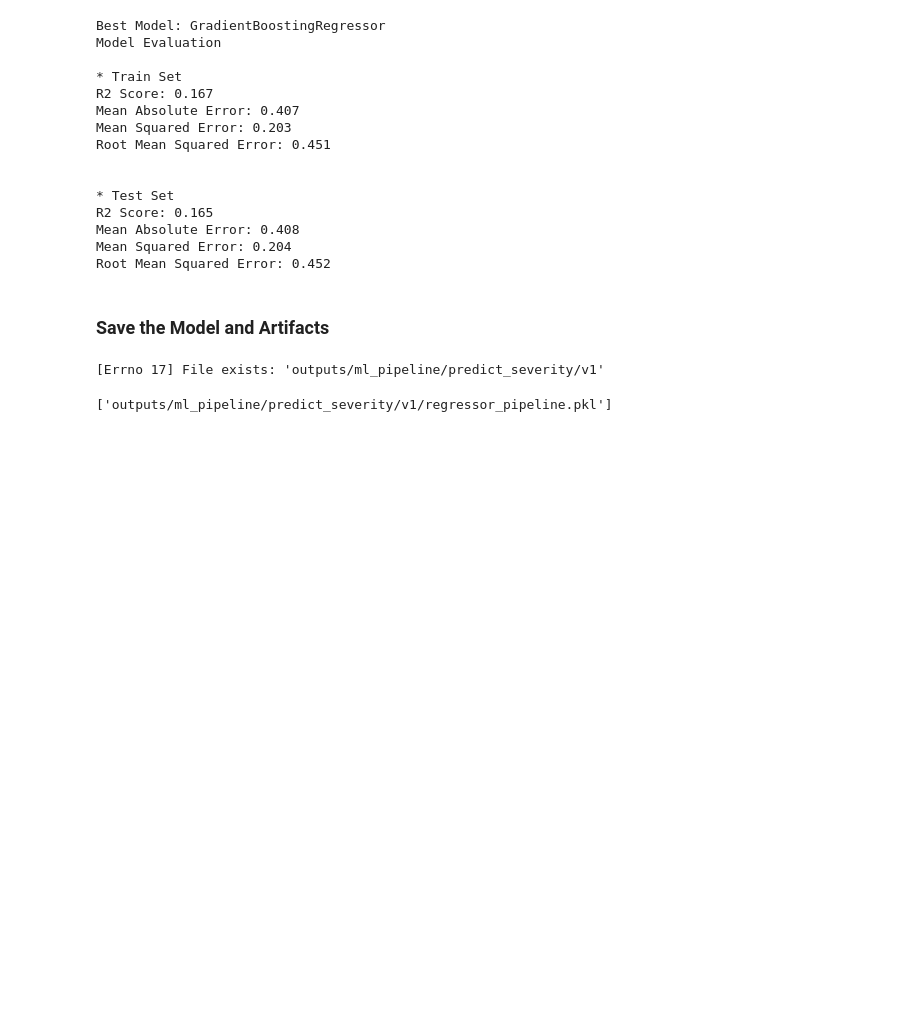
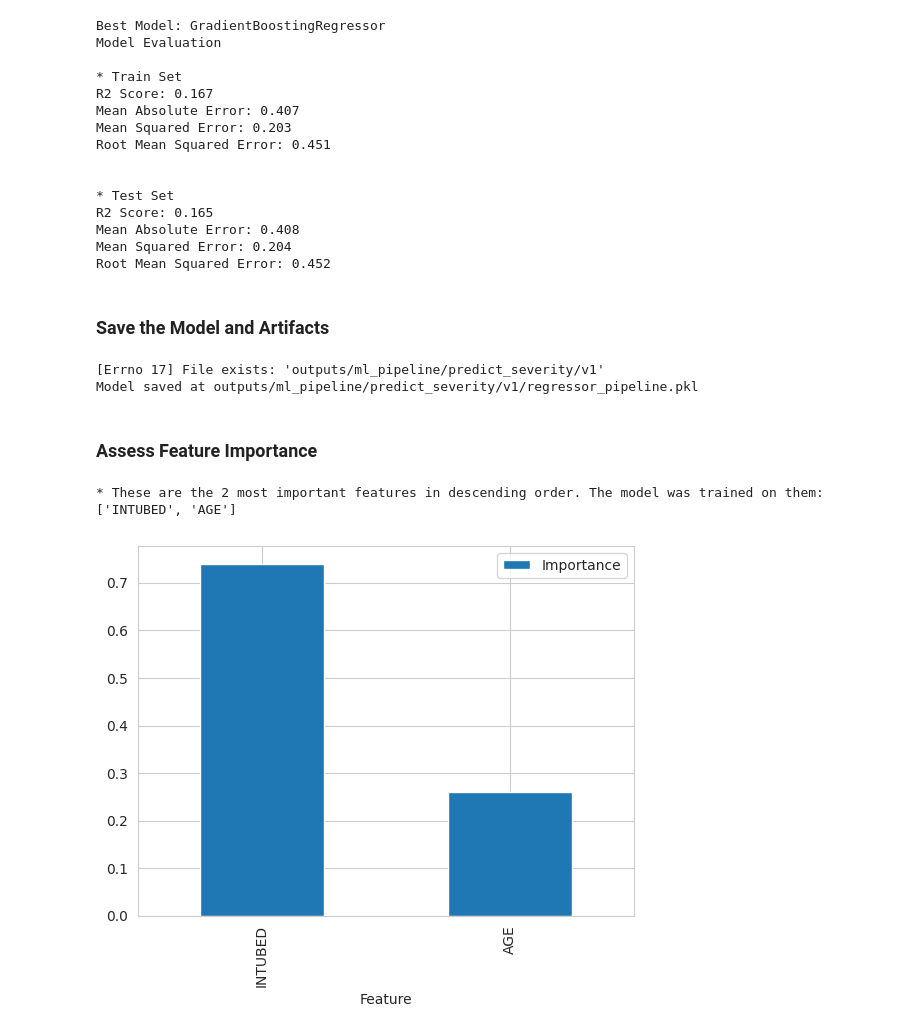
Before and after one commit to cniblock/milestone-covid-19-study, a Jupyter notebook: jupyter_notebooks/04.5 - Modeling and Evaluation - Regression.ipynb, the cells around one changed output. Drawn from its saved outputs; the diff is of its cells as text; code cells hidden in the pictures; blank space fills up the shorter version.

Commit message:
add assess feature importnace to regression model notebook

```diff
--- a/jupyter_notebooks/04.5 - Modeling and Evaluation - Regression.ipynb
+++ b/jupyter_notebooks/04.5 - Modeling and Evaluation - Regression.ipynb
@@ -288,6 +287,7 @@ Root Mean Squared Error: 0.452
 ### Save the Model and Artifacts
 # %%
 import joblib
+import os
 
 version = 'v1'
 file_path = f'outputs/ml_pipeline/predict_severity/{version}'
@@ -297,8 +297,37 @@ try:
 except Exception as e:
     print(e)
 
-# Save the pipeline
 joblib.dump(value=best_regressor_pipeline, filename=f"{file_path}/regressor_pipeline.pkl")
+print(f'Model saved at {file_path}/regressor_pipeline.pkl')
+
+X_train.to_csv(f"{file_path}/X_train.csv", index=False)
+X_test.to_csv(f"{file_path}/X_test.csv", index=False)
+y_train.to_csv(f"{file_path}/y_train.csv", index=False)
+y_test.to_csv(f"{file_path}/y_test.csv", index=False)
 # %% [output]
 [Errno 17] File exists: 'outputs/ml_pipeline/predict_severity/v1'
+Model saved at outputs/ml_pipeline/predict_severity/v1/regressor_pipeline.pkl
-['outputs/ml_pipeline/predict_severity/v1/regressor_pipeline.pkl']
+# %% [markdown]
+### Assess Feature Importance
+# %%
+import matplotlib.pyplot as plt
+import seaborn as sns
+
+sns.set_style('whitegrid')
+
+columns_after_data_cleaning_feat_eng = X_train.columns
+
+df_feature_importance = pd.DataFrame(data={
+    'Feature': columns_after_data_cleaning_feat_eng[best_regressor_pipeline['feat_selection'].get_support()],
+    'Importance': best_regressor_pipeline['model'].feature_importances_}
+).sort_values(by='Importance', ascending=False)
+
+print(f"* These are the {len(df_feature_importance)} most important features in descending order. "
+      f"The model was trained on them: \n{df_feature_importance['Feature'].to_list()}")
+
+df_feature_importance.plot(kind='bar', x='Feature', y='Importance')
+plt.show()
+# %% [output]
+* These are the 2 most important features in descending order. The model was trained on them:
+['INTUBED', 'AGE']
+[figure, added]
```
Also changed, not shown: parts of 11 cells of this notebook, 4 other files.
